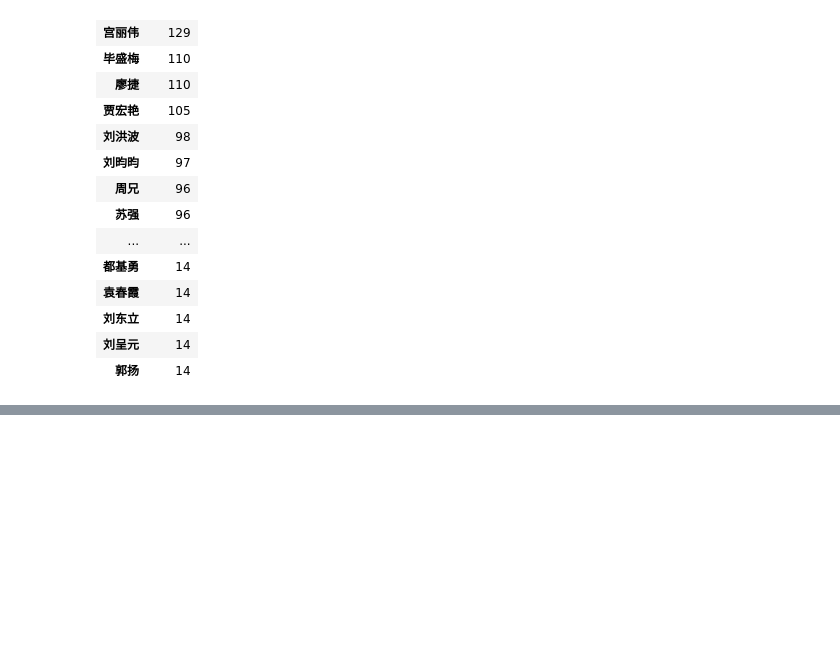
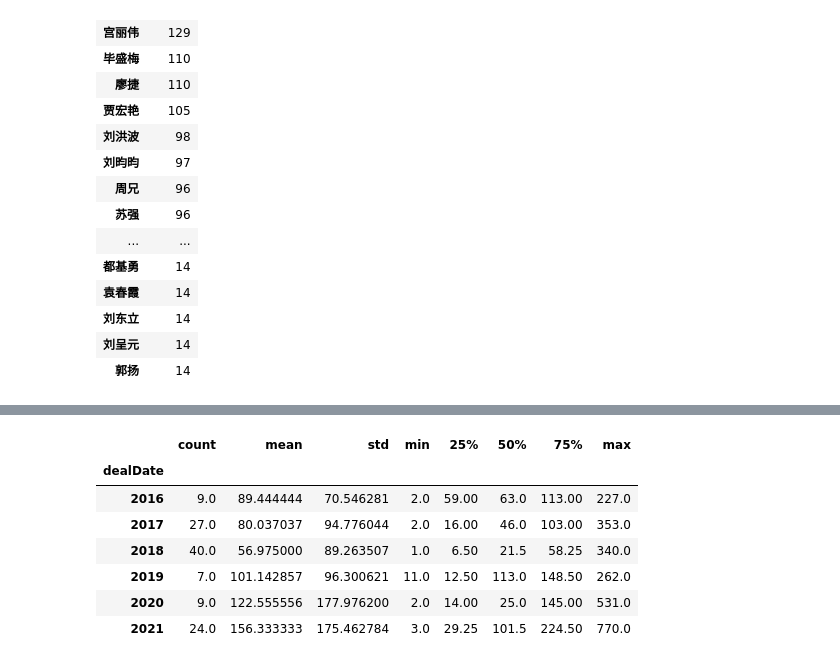
Before and after one commit to hc198974/spider_lianjia, a Jupyter notebook: deal_data.ipynb, the cells around one changed output, grey strips where cells are left out. Saved outputs shown, nothing was run; the diff lists cells and outputs as text; code cells hidden in the pictures; blank space fills up the shorter version.

```diff
--- a/deal_data.ipynb
+++ b/deal_data.ipynb
@@ -87,3 +112,15 @@ df['title'].groupby(df['month']).count()
+# %%
+#找出小区的成交周期
+df_wu['dealCycle'].groupby(df['dealDate'].apply(lambda x:x.year)).describe()
+# %% [output]
+|  | count | mean | std | min | 25% | 50% | 75% | max |
+| dealDate |  |  |  |  |  |  |  |  |
+| 2016 | 9.0 | 89.444444 | 70.546281 | 2.0 | 59.00 | 63.0 | 113.00 | 227.0 |
+| 2017 | 27.0 | 80.037037 | 94.776044 | 2.0 | 16.00 | 46.0 | 103.00 | 353.0 |
+| 2018 | 40.0 | 56.975000 | 89.263507 | 1.0 | 6.50 | 21.5 | 58.25 | 340.0 |
+| 2019 | 7.0 | 101.142857 | 96.300621 | 11.0 | 12.50 | 113.0 | 148.50 | 262.0 |
+| 2020 | 9.0 | 122.555556 | 177.976200 | 2.0 | 14.00 | 25.0 | 145.00 | 531.0 |
+| 2021 | 24.0 | 156.333333 | 175.462784 | 3.0 | 29.25 | 101.5 | 224.50 | 770.0 |
 # %%
 #寻找小区对应的区域和建造年份
 from bs4 import BeautifulSoup
```
Also changed, not shown: parts of 8 cells of this notebook.
